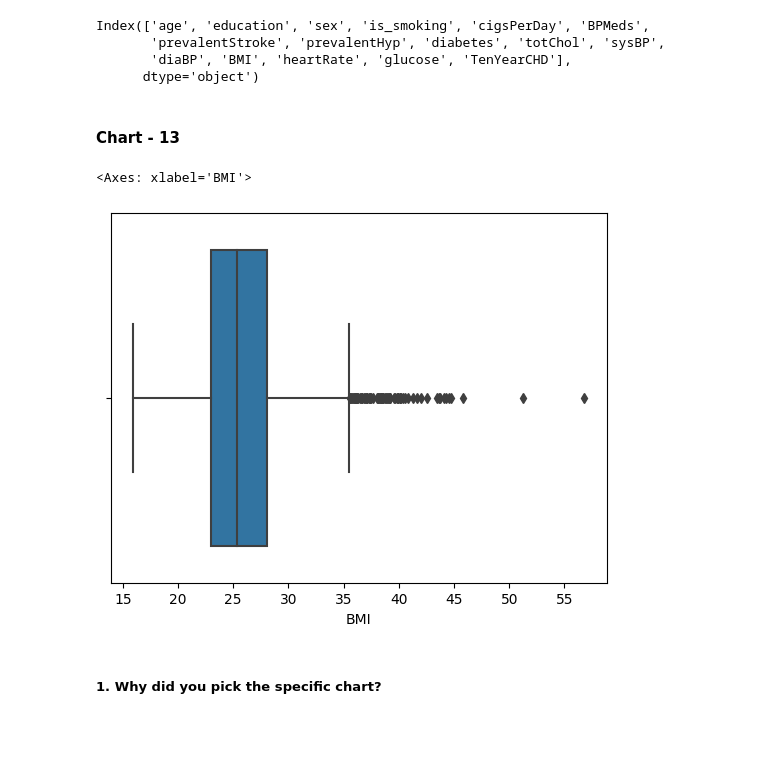
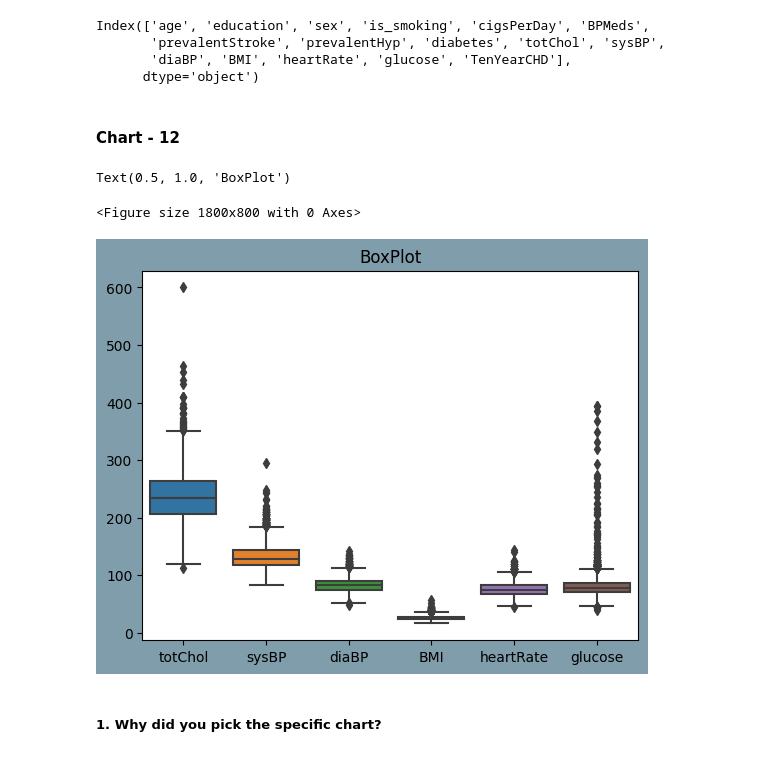
Before and after one commit to uday2510/Cardiovascular-Risk-Prediction, a Jupyter notebook: Cardiovascular_Risk_Prediction.ipynb, the cells around one changed output. Cells and saved outputs as stored; diff of their text form; code cells hidden in the pictures; blank space fills up the shorter version.

```diff
--- a/Cardiovascular_Risk_Prediction.ipynb
+++ b/Cardiovascular_Risk_Prediction.ipynb
@@ -548,13 +532,17 @@ Index(['age', 'education', 'sex', 'is_smoking', 'cigsPerDay', 'BPMeds',
        'diaBP', 'BMI', 'heartRate', 'glucose', 'TenYearCHD'],
       dtype='object')
 # %% [markdown]
-#### Chart - 13
+#### Chart - 12
 # %%
 # Chart - 13 visualization code
-sns.boxplot(data=df1,x=df1['BMI'])
+plt.figure(figsize=(18,8))
+plt.figure(facecolor='#809dab')
+sns.boxplot(df1[['totChol', 'sysBP','diaBP', 'BMI', 'heartRate', 'glucose']])
+plt.title('BoxPlot')
 # %% [output]
-<Axes: xlabel='BMI'>
+Text(0.5, 1.0, 'BoxPlot')
+<Figure size 1800x800 with 0 Axes>
-[figure, old version]
+[figure, new version]
 # %% [markdown]
 ##### 1. Why did you pick the specific chart?
 # %% [markdown]
```
Also changed, not shown: parts of 23 cells of this notebook.
